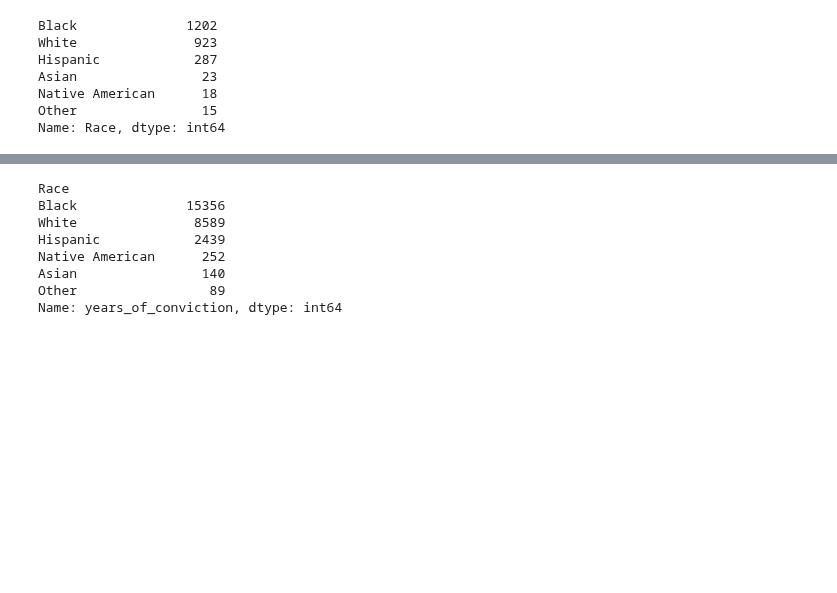
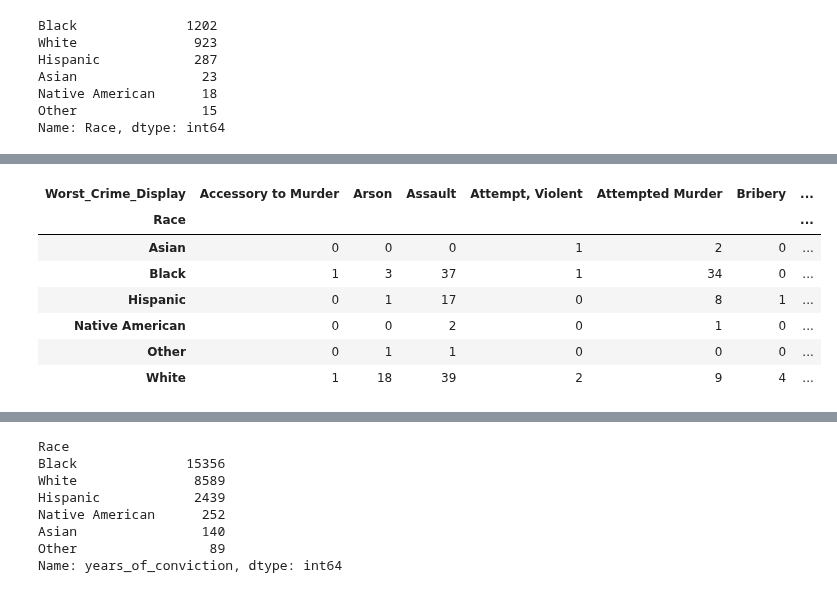
Before and after one commit to kosmaspanag/data-studio-projects, a Jupyter notebook: Weekly projects/Injustice_project/Injustice Project.ipynb, the cells around one changed output, grey strips where cells are left out. Drawn from its saved outputs; the diff is of its cells as text; code cells hidden in the pictures; blank space fills up the shorter version.

```diff
--- a/Weekly projects/Injustice_project/Injustice Project.ipynb
+++ b/Weekly projects/Injustice_project/Injustice Project.ipynb
@@ -202,3 +208,14 @@ Name: Worst_Crime_Display, dtype: int64
+# %%
+pd.crosstab(df.Race, df.Worst_Crime_Display)
+# %% [output]
+| Worst_Crime_Display | Accessory to Murder | Arson | Assault | Attempt, Violent | Attempted Murder | Bribery | ... |
+| Race |  |  |  |  |  |  | ... |
+| Asian | 0 | 0 | 0 | 1 | 2 | 0 | ... |
+| Black | 1 | 3 | 37 | 1 | 34 | 0 | ... |
+| Hispanic | 0 | 1 | 17 | 0 | 8 | 1 | ... |
+| Native American | 0 | 0 | 2 | 0 | 1 | 0 | ... |
+| Other | 0 | 1 | 1 | 0 | 0 | 0 | ... |
+| White | 1 | 18 | 39 | 2 | 9 | 4 | ... |
 # %%
 df.List_Add_Crimes_Recode.value_counts()
 # %% [output]
```
Also changed, not shown: parts of 9 cells of this notebook.
